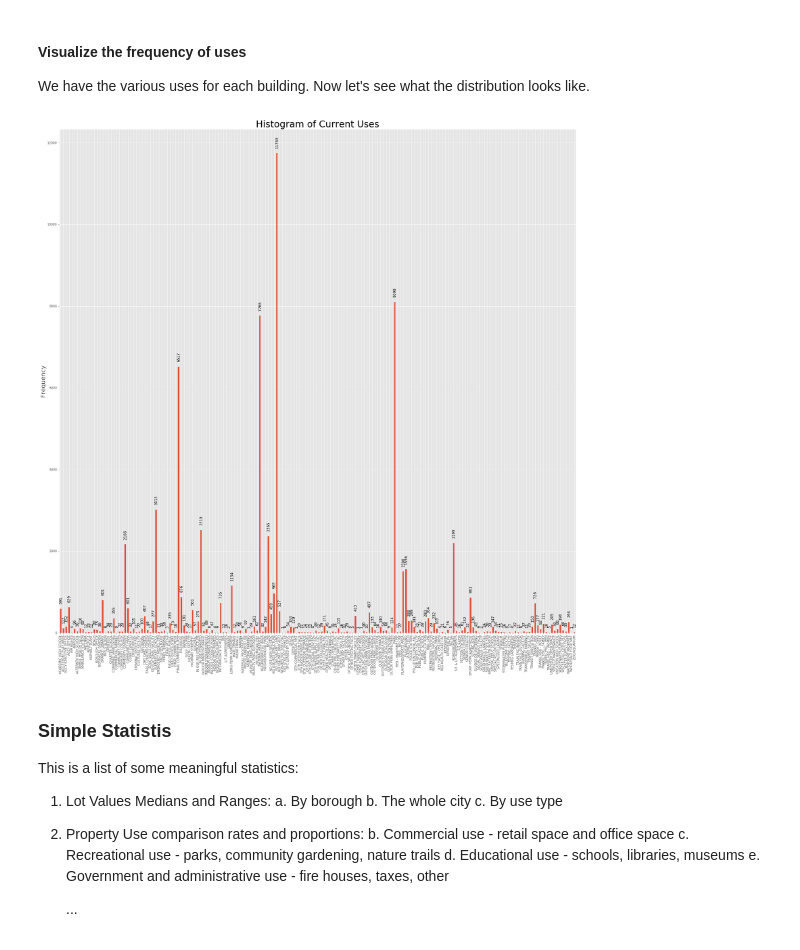
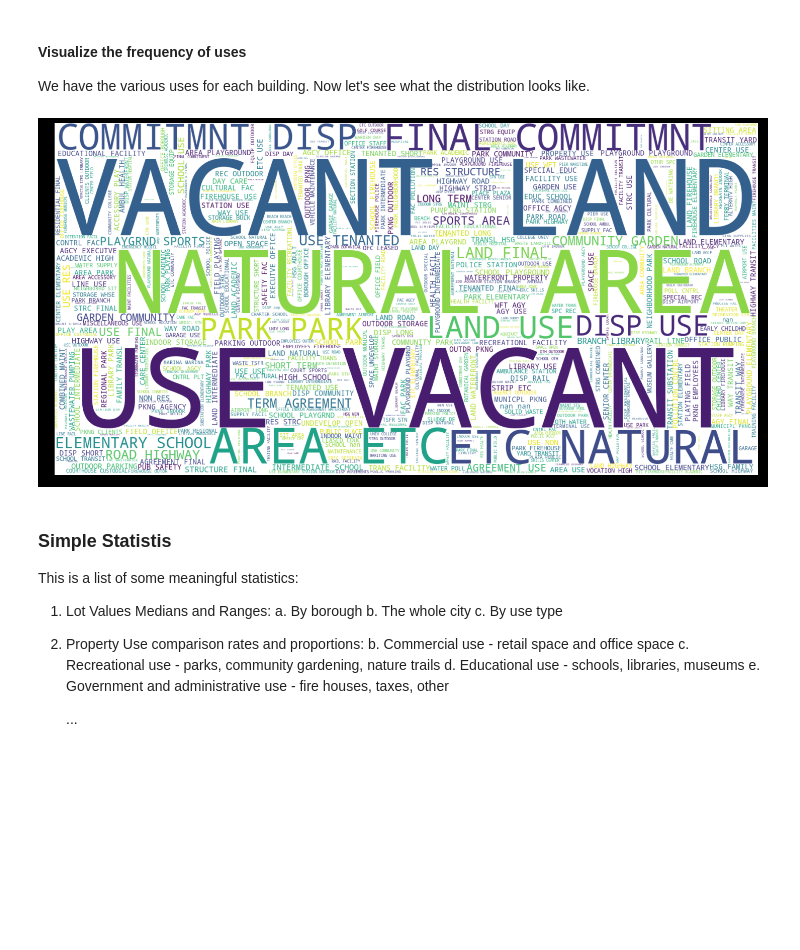
Before and after one commit to lavos84/DS7331-Term-Project, a Jupyter notebook: DS 7331 Term Project.ipynb, the cells around one changed output. Saved outputs shown, nothing was run; the diff lists cells and outputs as text; code cells hidden in the pictures; blank space fills up the shorter version.

Commit message:
Added wordcloud and adjusted geoplots

```diff
--- a/DS 7331 Term Project.ipynb
+++ b/DS 7331 Term Project.ipynb
@@ -531,5 +529,6 @@ To accomplish this, we will replace the semicolon (and the semicolon with a spac
 
 # Replace the ";"s and "; "s with ", " everywhere data exists,
 # then split by ", "s.
-nyc.loc[nyc["Current Uses"].notna(), "Current Uses"] = nyc.loc[nyc["Current Uses"].notna(), "Current Uses"].str.replace("; ; ", ", ").str.replace("; ", ", ").str.replace(";", ", ").str.split(", ")
+
+nyc.loc[nyc["Current Uses"].notna(), "Current Uses"] = nyc.loc[nyc["Current Uses"].notna(), "Current Uses"].str.replace("; ; ", ", ").str.replace("; ", ", ").str.replace(";", ", ")
 # %% [markdown]
@@ -539,13 +535,0 @@ But first, we must address the missing values in this column.  Where there is a
-# %%
-# Replace missing values with "NO DATA"
-nyc.loc[nyc["Current Uses"].isna(), "Current Uses"] = ["NO DATA"]
-
-# Identify every unique "Current Use"
-unique_uses = []
-for record in nyc["Current Uses"]:
-    if record != "NO DATA":
-        for use in record:
-            if use not in unique_uses:
-                unique_uses.append(use)
-
-unique_uses.sort()
@@ -553,47 +541,23 @@ unique_uses.sort()
 #### Visualize the frequency of uses
 
 We have the various uses for each building.  Now let's see what the distribution looks like.
-# %%
-uses = pd.DataFrame({"Counts": np.zeros(len(unique_uses))}, index = [unique_uses])
-for record in nyc["Current Uses"]:
-    if record != "NO DATA":
-        for use in record:
-            uses.loc[use, "Counts"] += 1
-# %%
-plt.style.use('ggplot')
-# This section of code was inspired by:
-# https://stackoverflow.com/questions/28931224/adding-value-labels-on-a-matplotlib-bar-chart
-
-fig = plt.figure(figsize = (30, 30))
-ax = uses.Counts.plot(kind ='bar')
-ax.set_title('Histogram of Current Uses', fontsize = 30)
-ax.set_xticklabels(unique_uses, fontsize = 10)
-ax.set_ylabel("Frequency", fontsize = 20)
-
-def add_counts2(ax, counts, spacing=15):
-    # For each bar, place a label
-    for rect, count in zip(ax.patches, counts):
-        # Get X and Y placement of label from rect.
-        x_value = rect.get_x() + rect.get_width() / 2
-        y_value = rect.get_height()
-
-        space = spacing  # Distance to the right the annotation appears
-        label = int(count)
-
-        # Create the annotation
-        ax.annotate(label,
-                    (x_value, y_value),
-                    xytext=(0, space),
-                    textcoords = "offset points",
-                    ha = 'center',
-                    va = 'bottom',
-                    fontsize = 12,
-                    rotation = 90)
-
-# Add the counts
-add_counts2(ax, uses.Counts)
-# %% [output]
-[figure, removed]
+# %%
+from wordcloud import WordCloud, STOPWORDS, ImageColorGenerator
+
+text = ' '.join(str(use) for use in nyc["Current Uses"])
+# This section of code inspired by:
+# https://stackoverflow.com/questions/28786534/increase-resolution-with-word-cloud-and-remove-empty-border
+wordcloud = WordCloud(width=1600,
+                      height=800,
+                      max_words = 1500,
+                      background_color = "white").generate(text)
+plt.figure(figsize = (20,10), facecolor='k')
+plt.imshow(wordcloud, interpolation='bilinear')
+plt.tight_layout(pad=0)
+plt.axis("off")
+plt.show()
+# %% [output]
+[figure, added]
 # %% [markdown]
 ### Simple Statistis
 
```
Also changed, not shown: parts of 9 cells of this notebook.
